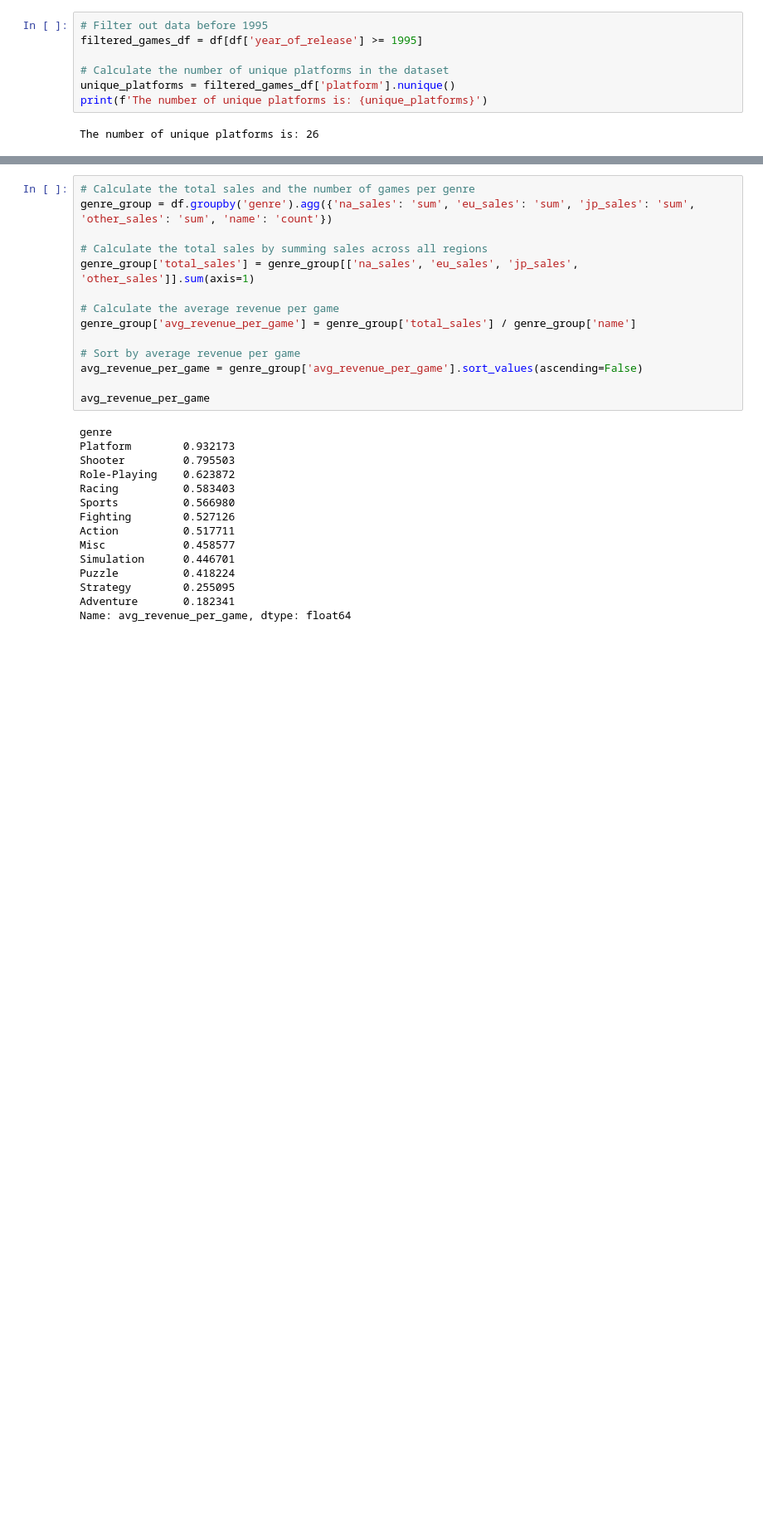
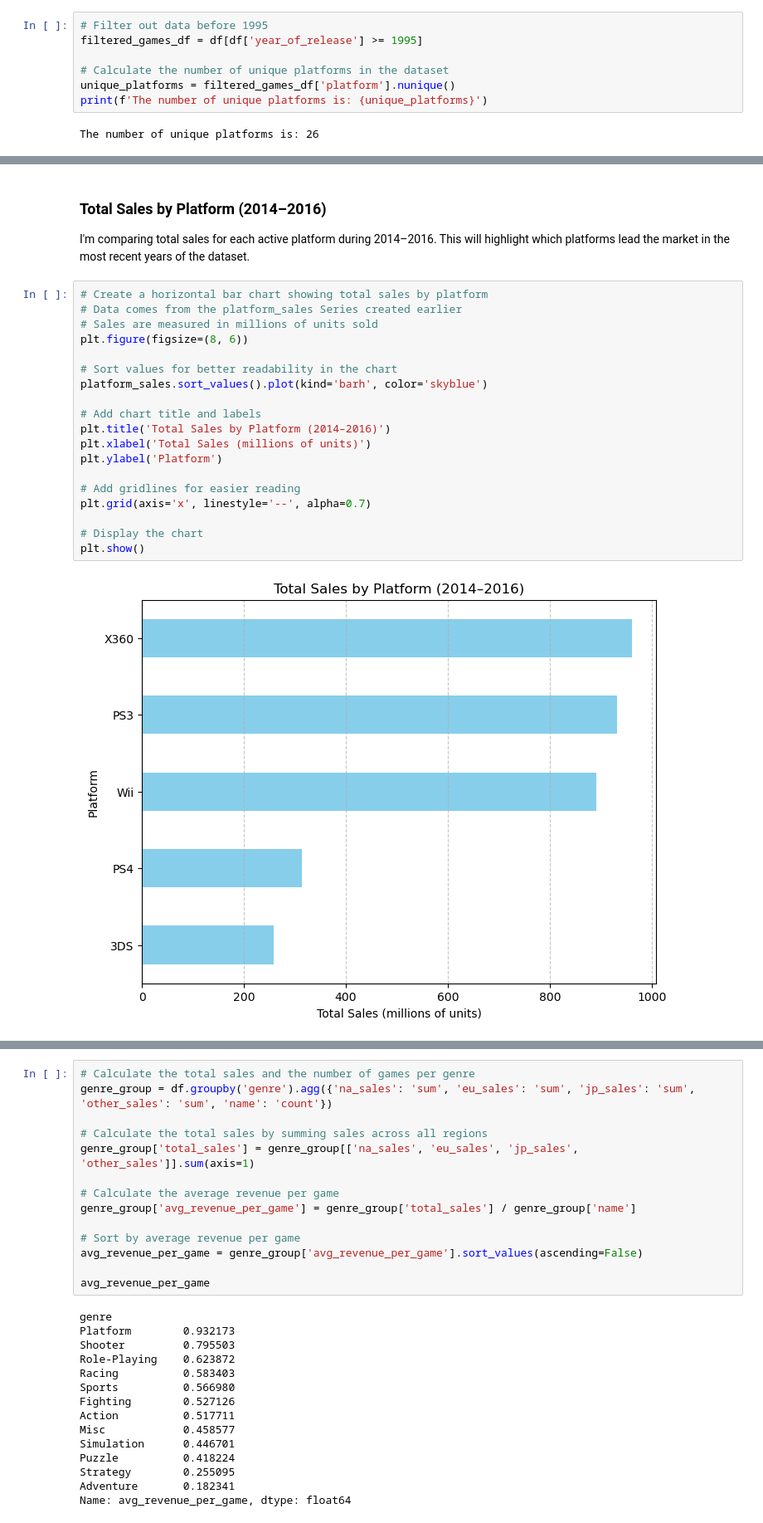
Before and after one commit to joecre/video-game-sales-analysis, a Jupyter notebook: video_game_sales_analysis.ipynb, the cells around one changed output, grey strips where cells are left out. Shown at 83% size. Cells and saved outputs as stored; diff of their text form; blank space fills up the shorter version.

```diff
--- a/video_game_sales_analysis.ipynb
+++ b/video_game_sales_analysis.ipynb
@@ -528,0 +457,25 @@ Wii critic score correlation (-0.326) indicates a moderate negative correlation
+# %% [markdown]
+### Total Sales by Platform (2014–2016)
+
+I'm comparing total sales for each active platform during 2014–2016. This will highlight which platforms lead the market in the most recent years of the dataset.
+# %%
+# Create a horizontal bar chart showing total sales by platform
+# Data comes from the platform_sales Series created earlier
+# Sales are measured in millions of units sold
+plt.figure(figsize=(8, 6))
+
+# Sort values for better readability in the chart
+platform_sales.sort_values().plot(kind='barh', color='skyblue')
+
+# Add chart title and labels
+plt.title('Total Sales by Platform (2014–2016)')
+plt.xlabel('Total Sales (millions of units)')
+plt.ylabel('Platform')
+
+# Add gridlines for easier reading
+plt.grid(axis='x', linestyle='--', alpha=0.7)
+
+# Display the chart
+plt.show()
+# %% [output]
+[figure, added]
```
Also changed, not shown: parts of 100 cells of this notebook.
